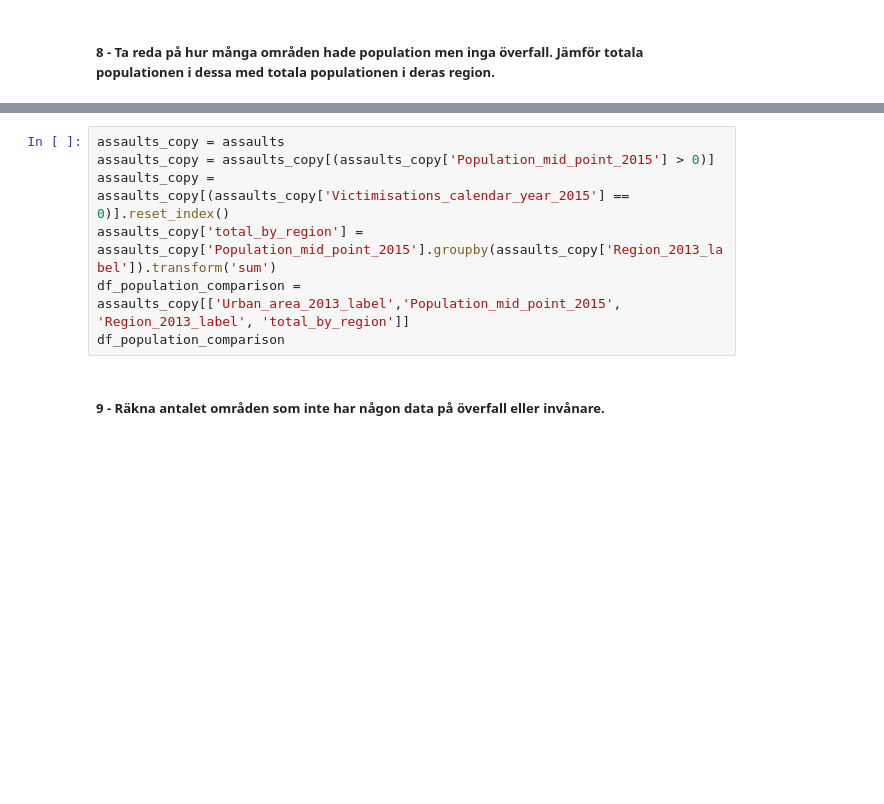
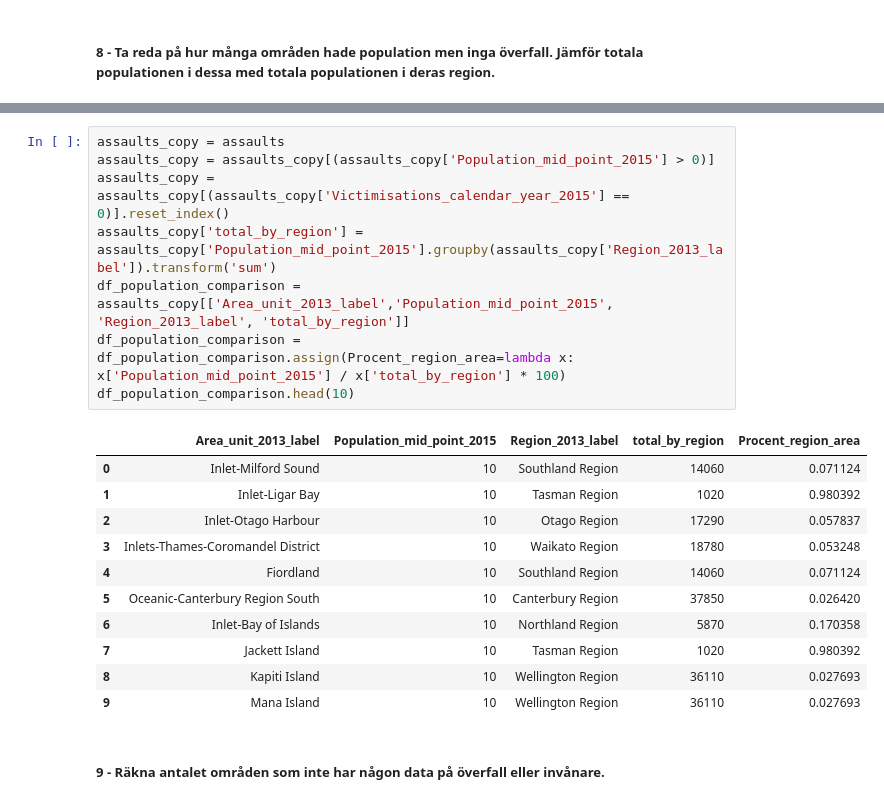
Before and after one commit to rasi10/assignment2-pai22, a Jupyter notebook: Inlamningsuppgift_2_Rafael_Silva.ipynb, the cells around one changed output, grey strips where cells are left out. Cells and saved outputs as stored; diff of their text form; blank space fills up the shorter version.

```diff
--- a/Inlamningsuppgift_2_Rafael_Silva.ipynb
+++ b/Inlamningsuppgift_2_Rafael_Silva.ipynb
@@ -110,10 +255,23 @@ len(assaults_copy)
 # %%
 assaults_copy = assaults
 assaults_copy = assaults_copy[(assaults_copy['Population_mid_point_2015'] > 0)]
 assaults_copy = assaults_copy[(assaults_copy['Victimisations_calendar_year_2015'] == 0)].reset_index()
 assaults_copy['total_by_region'] = assaults_copy['Population_mid_point_2015'].groupby(assaults_copy['Region_2013_label']).transform('sum')
-df_population_comparison = assaults_copy[['Urban_area_2013_label','Population_mid_point_2015', 'Region_2013_label', 'total_by_region']]
-df_population_comparison
+df_population_comparison = assaults_copy[['Area_unit_2013_label','Population_mid_point_2015', 'Region_2013_label', 'total_by_region']]
+df_population_comparison = df_population_comparison.assign(Procent_region_area=lambda x: x['Population_mid_point_2015'] / x['total_by_region'] * 100)
+df_population_comparison.head(10)
+# %% [output]
+|  | Area_unit_2013_label | Population_mid_point_2015 | Region_2013_label | total_by_region | Procent_region_area |
+| 0 | Inlet-Milford Sound | 10 | Southland Region | 14060 | 0.071124 |
+| 1 | Inlet-Ligar Bay | 10 | Tasman Region | 1020 | 0.980392 |
+| 2 | Inlet-Otago Harbour | 10 | Otago Region | 17290 | 0.057837 |
+| 3 | Inlets-Thames-Coromandel District | 10 | Waikato Region | 18780 | 0.053248 |
+| 4 | Fiordland | 10 | Southland Region | 14060 | 0.071124 |
+| 5 | Oceanic-Canterbury Region South | 10 | Canterbury Region | 37850 | 0.026420 |
+| 6 | Inlet-Bay of Islands | 10 | Northland Region | 5870 | 0.170358 |
+| 7 | Jackett Island | 10 | Tasman Region | 1020 | 0.980392 |
+| 8 | Kapiti Island | 10 | Wellington Region | 36110 | 0.027693 |
+| 9 | Mana Island | 10 | Wellington Region | 36110 | 0.027693 |
 # %% [markdown]
 ##### 9 - Räkna antalet områden som inte har någon data på överfall eller invånare.
 # %%
```
Also changed, not shown: parts of 29 cells of this notebook.
